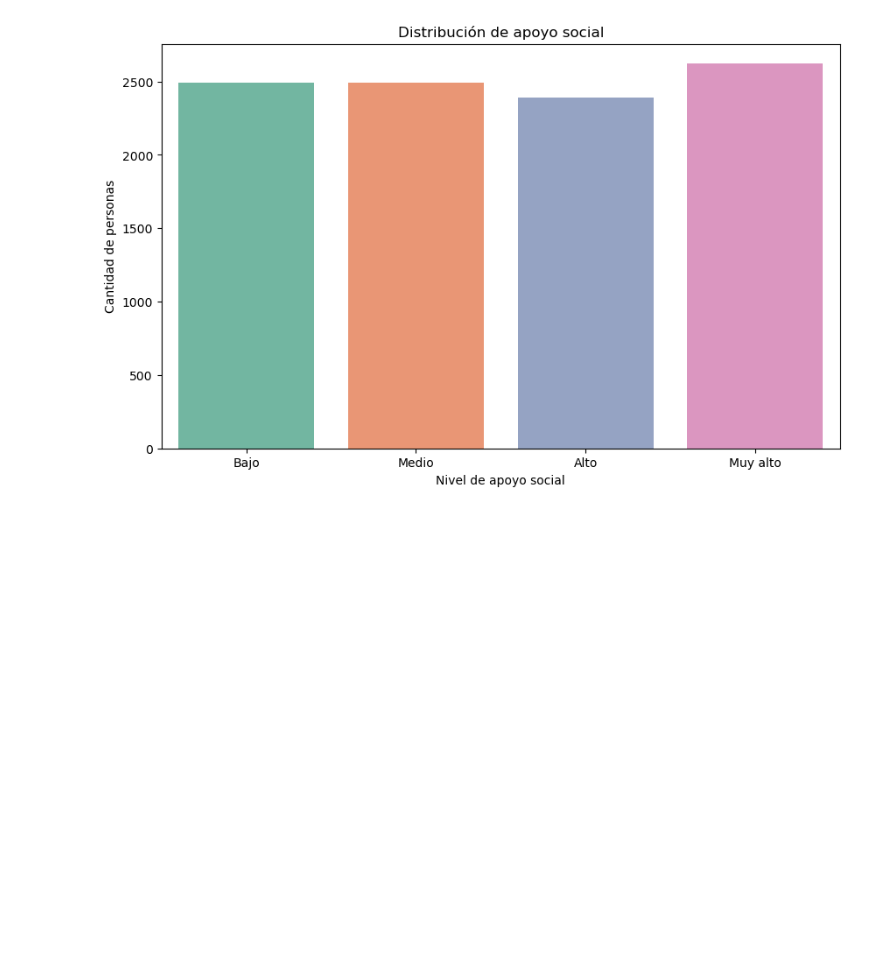
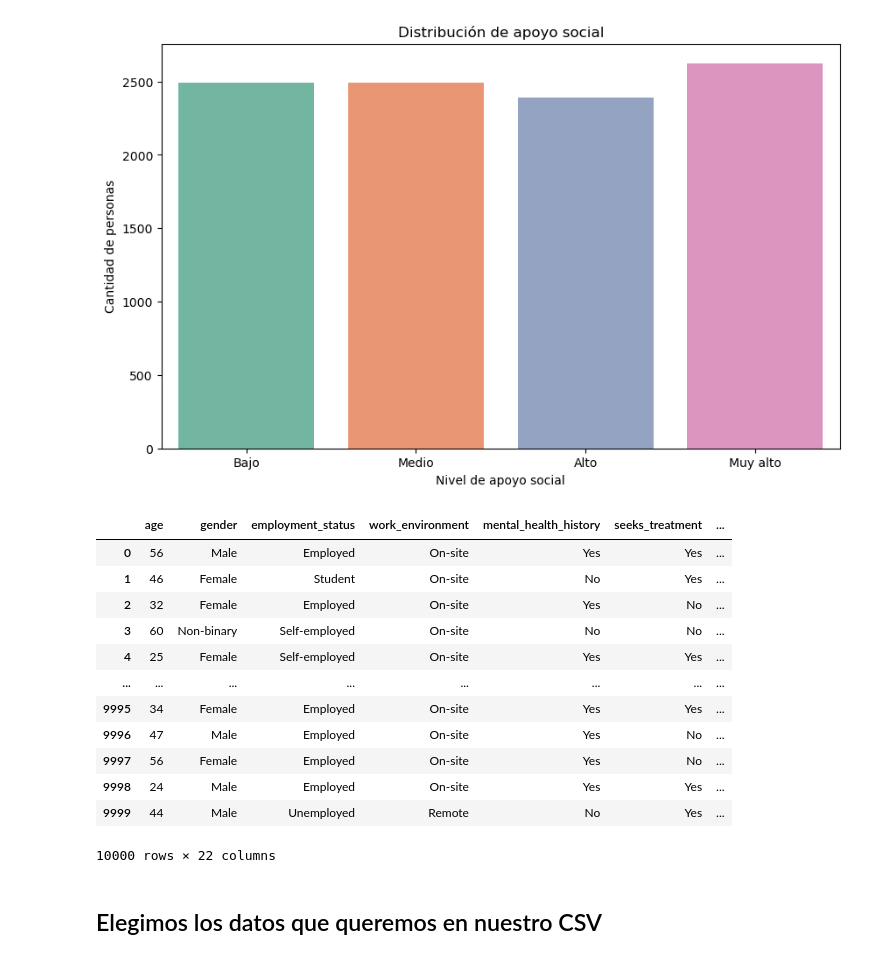
Before and after one commit to Martitaa/MentalHealth_Visualitation_LauraPArejo_MAgdalaPErez_LucianaYelicich_MartaSanz, a Jupyter notebook: EDA.ipynb, the cells around one changed output. Saved outputs shown, nothing was run; the diff lists cells and outputs as text; code cells hidden in the pictures; blank space fills up the shorter version.

```diff
--- a/EDA.ipynb
+++ b/EDA.ipynb
@@ -704,3 +704,21 @@ Passing `palette` without assigning `hue` is deprecated and will be removed in v
 
   sns.countplot(
 [figure]
+# %%
+df
+# %% [output]
+|  | age | gender | employment_status | work_environment | mental_health_history | seeks_treatment | ... |
+| 0 | 56 | Male | Employed | On-site | Yes | Yes | ... |
+| 1 | 46 | Female | Student | On-site | No | Yes | ... |
+| 2 | 32 | Female | Employed | On-site | Yes | No | ... |
+| 3 | 60 | Non-binary | Self-employed | On-site | No | No | ... |
+| 4 | 25 | Female | Self-employed | On-site | Yes | Yes | ... |
+| ... | ... | ... | ... | ... | ... | ... | ... |
+| 9995 | 34 | Female | Employed | On-site | Yes | Yes | ... |
+| 9996 | 47 | Male | Employed | On-site | Yes | No | ... |
+| 9997 | 56 | Female | Employed | On-site | Yes | No | ... |
+| 9998 | 24 | Male | Employed | On-site | Yes | Yes | ... |
+| 9999 | 44 | Male | Unemployed | Remote | No | Yes | ... |
+10000 rows × 22 columns
+# %% [markdown]
+## Elegimos los datos que queremos en nuestro CSV
```
Also changed, not shown: parts of 1 cell of this notebook.
